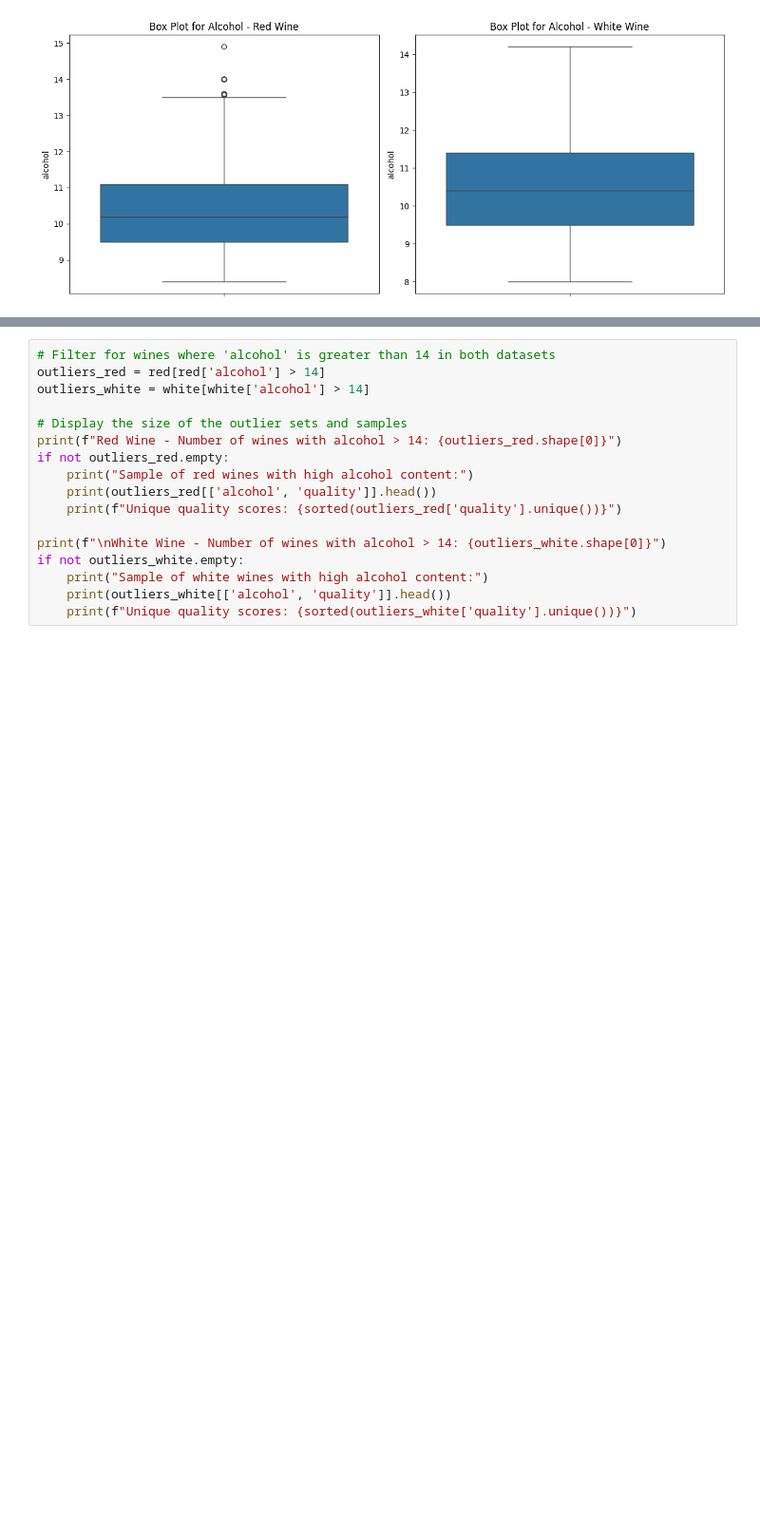
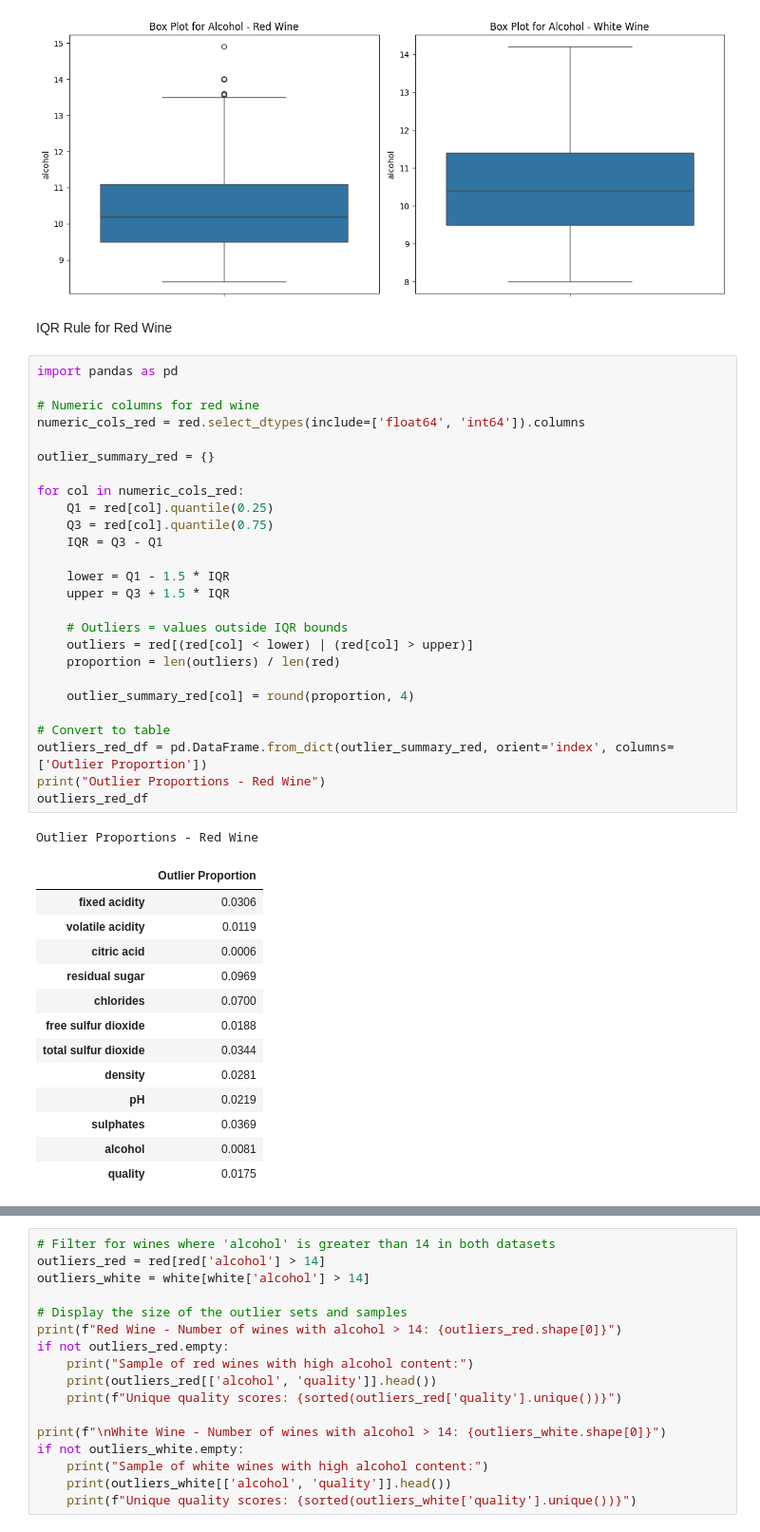
Before and after one commit to DinteN098/GSU_homework, a Jupyter notebook: CSC 4780 Final Project/grape_and_feet.ipynb, the cells around one changed output, grey strips where cells are left out. Shown at 95% size. Drawn from its saved outputs; the diff is of its cells as text; blank space fills up the shorter version.

Commit message:
added IQR Rule for Outliers on both white and red wine

```diff
--- a/CSC 4780 Final Project/grape_and_feet.ipynb
+++ b/CSC 4780 Final Project/grape_and_feet.ipynb
@@ -189,3 +189,46 @@ plt.tight_layout()
 plt.show()
 # %% [output]
 [figure]
+# %% [markdown]
+IQR Rule for Red Wine
+# %%
+import pandas as pd
+
+# Numeric columns for red wine
+numeric_cols_red = red.select_dtypes(include=['float64', 'int64']).columns
+
+outlier_summary_red = {}
+
+for col in numeric_cols_red:
+    Q1 = red[col].quantile(0.25)
+    Q3 = red[col].quantile(0.75)
+    IQR = Q3 - Q1
+
+    lower = Q1 - 1.5 * IQR
+    upper = Q3 + 1.5 * IQR
+
+    # Outliers = values outside IQR bounds
+    outliers = red[(red[col] < lower) | (red[col] > upper)]
+    proportion = len(outliers) / len(red)
+
+    outlier_summary_red[col] = round(proportion, 4)
+
+# Convert to table
+outliers_red_df = pd.DataFrame.from_dict(outlier_summary_red, orient='index', columns=['Outlier Proportion'])
+print("Outlier Proportions - Red Wine")
+outliers_red_df
+# %% [output]
+Outlier Proportions - Red Wine
+|  | Outlier Proportion |
+| fixed acidity | 0.0306 |
+| volatile acidity | 0.0119 |
+| citric acid | 0.0006 |
+| residual sugar | 0.0969 |
+| chlorides | 0.0700 |
+| free sulfur dioxide | 0.0188 |
+| total sulfur dioxide | 0.0344 |
+| density | 0.0281 |
+| pH | 0.0219 |
+| sulphates | 0.0369 |
+| alcohol | 0.0081 |
+| quality | 0.0175 |
```
Also changed, not shown: parts of 2 cells of this notebook.
